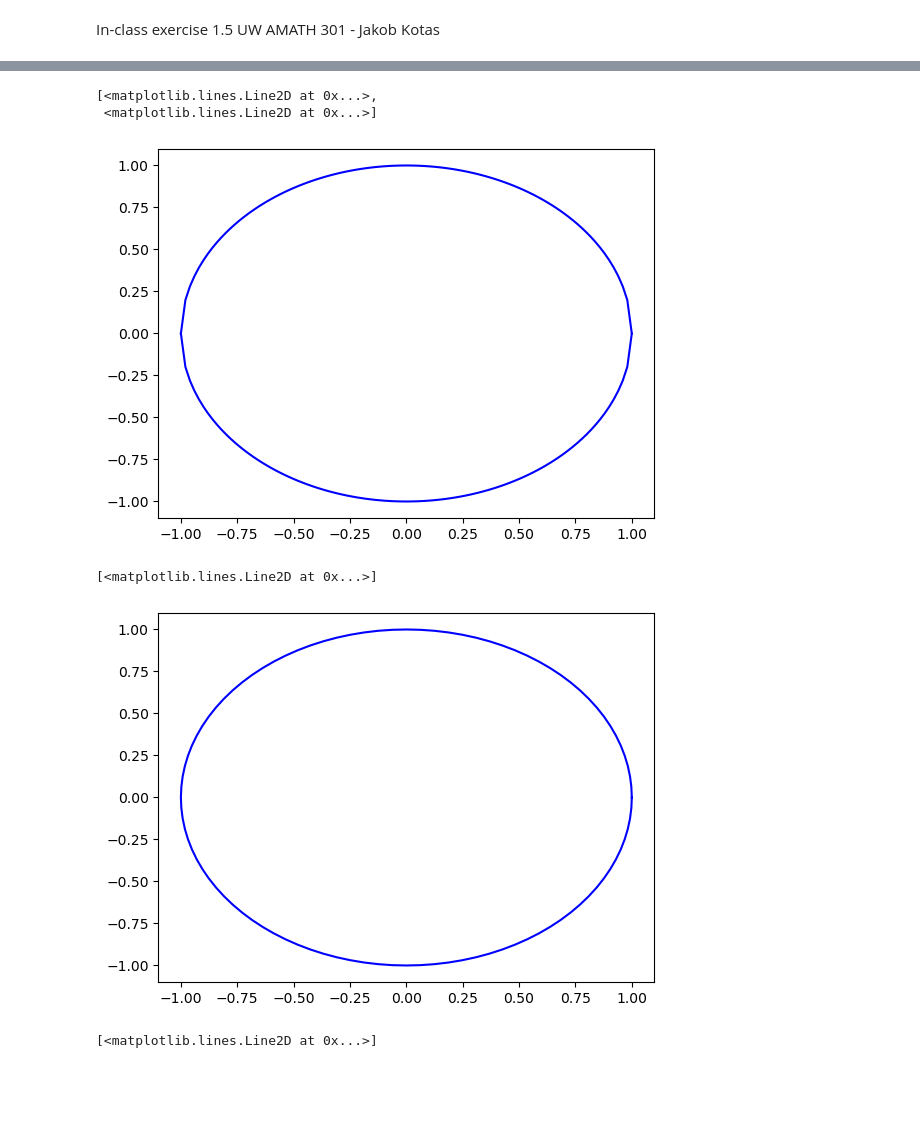
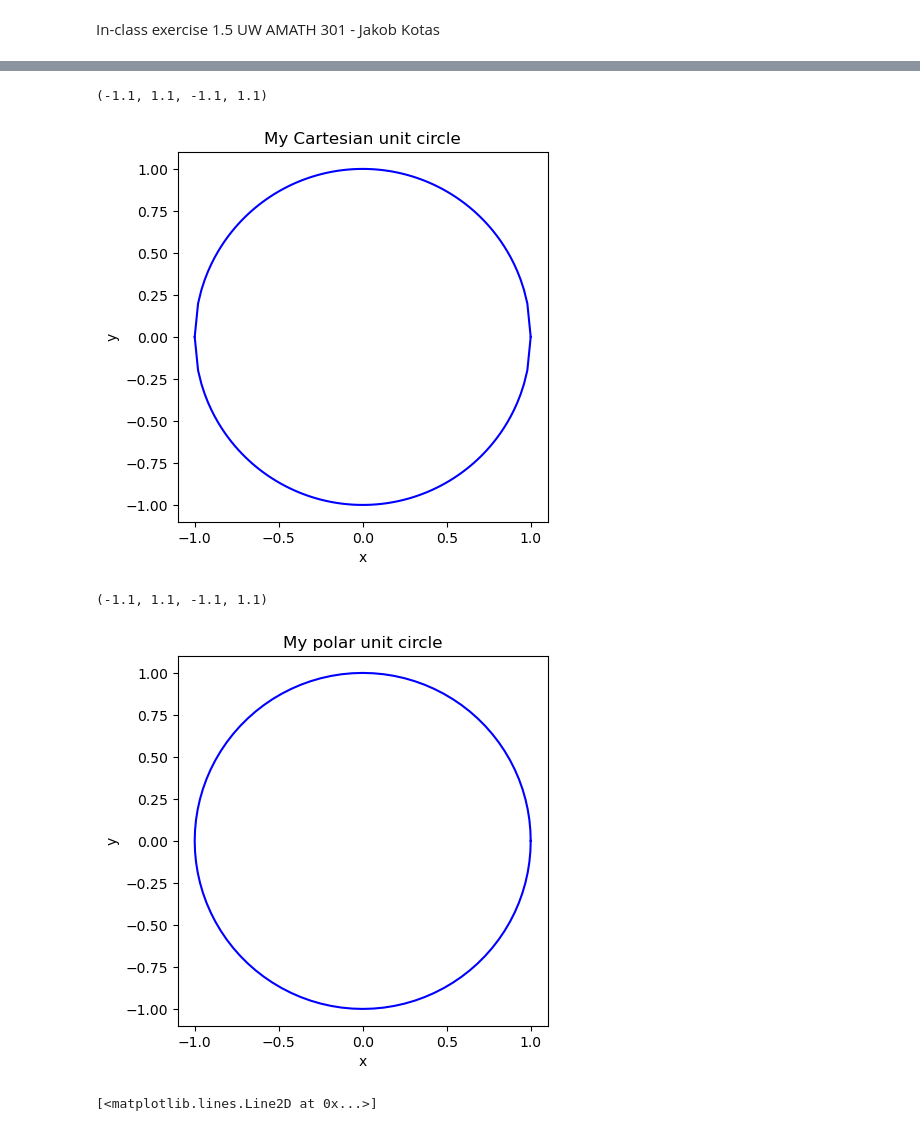
Before and after one commit to Jiaysin/PYTHON-CODE-AMATH301, a Jupyter notebook: in class stuff/ice1_5.ipynb, the cells around one changed output, grey strips where cells are left out. Cells and saved outputs as stored; diff of their text form; code cells hidden in the pictures; blank space fills up the shorter version.

```diff
--- a/in class stuff/ice1_5.ipynb
+++ b/in class stuff/ice1_5.ipynb
@@ -33,32 +37,35 @@ plt.plot(x1,y1)
 # %%
 #2
+import numpy as np
+import matplotlib.pyplot as plt
 
 #First approach: solve x^2+y^2=1 for y
 #y=sqrt(1-x^2) (upper half of circle), -sqrt(1-x^2) (lower half)
 x = np.linspace(-1,1,101) #linspace is >>>inclusive<<< of the second number!
 plt.plot(x,np.sqrt(1-x**2),'-b',x,-np.sqrt(1-x**2),'-b')
-#plt.xlabel('x')
-#plt.ylabel('y')
-#plt.title('My Cartesian unit circle')
-#plt.axis('scaled') #scales x- and y-axes together
+plt.xlabel('x')
+plt.ylabel('y')
+plt.title('My Cartesian unit circle')
+plt.axis('scaled') #scales x- and y-axes together
 # %% [output]
-[<matplotlib.lines.Line2D at 0x...>,
- <matplotlib.lines.Line2D at 0x...>]
+(-1.1, 1.1, -1.1, 1.1)
-[figure, old version]
+[figure, new version]
 # %%
 #2
+import numpy as np
+import matplotlib.pyplot as plt
 
 #Second approach: polar coordinates
 #x=cos(theta), y=sin(theta)
 theta = np.linspace(0,2*np.pi,101)
 plt.plot(np.cos(theta),np.sin(theta),'-b')
-#plt.xlabel('x')
-#plt.ylabel('y')
-#plt.title('My polar unit circle')
-#plt.axis('scaled')
+plt.xlabel('x')
+plt.ylabel('y')
+plt.title('My polar unit circle')
+plt.axis('scaled')
 # %% [output]
-[<matplotlib.lines.Line2D at 0x...>]
+(-1.1, 1.1, -1.1, 1.1)
-[figure, old version]
+[figure, new version]
 # %%
 #3
 
```
Also changed, not shown: parts of 1 cell of this notebook, 1 other file.
